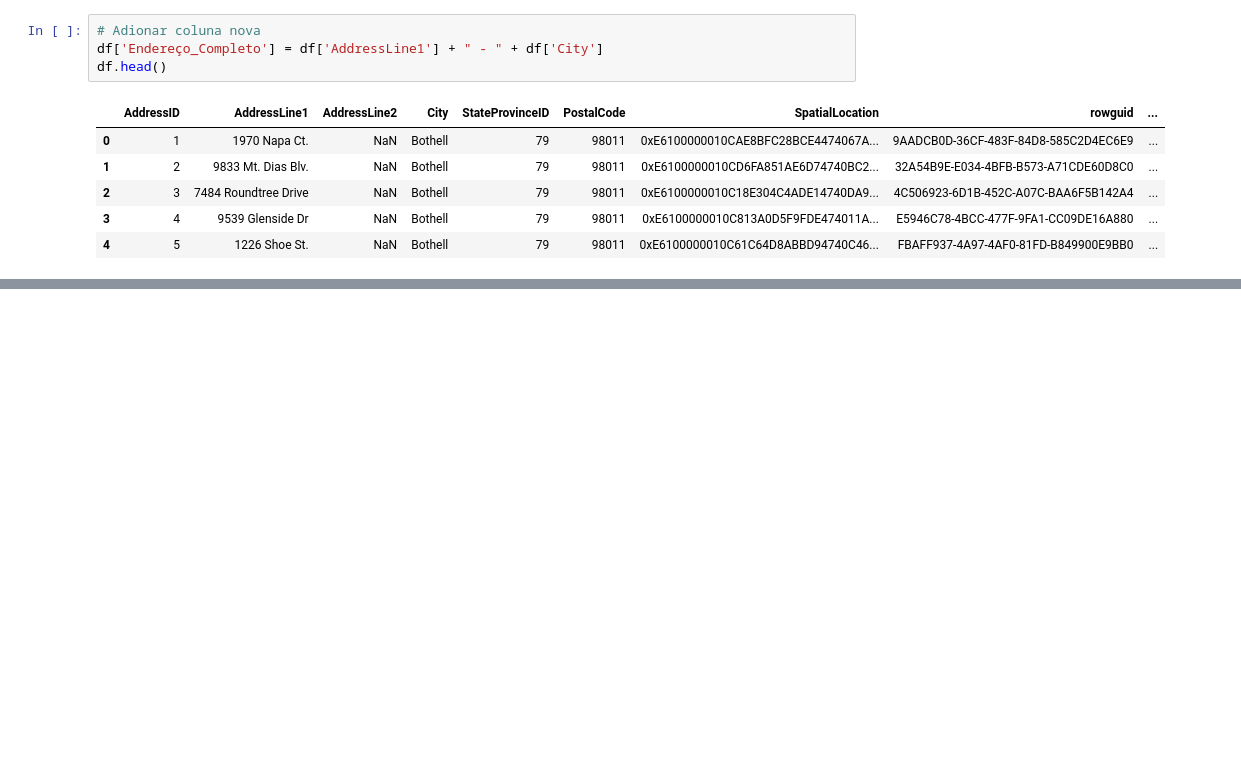
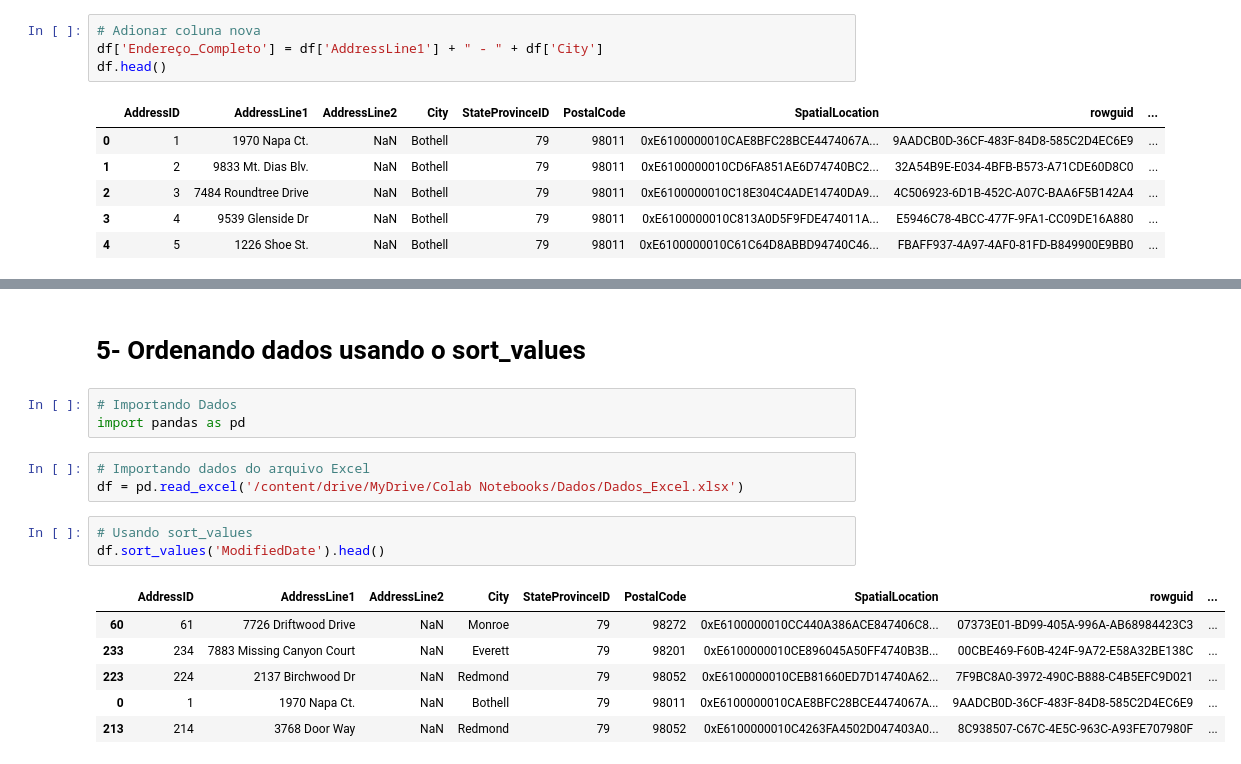
Before and after one commit to jesiqueira/curso_pandas, a Jupyter notebook: curso_pandas.ipynb, the cells around one changed output, grey strips where cells are left out. Cells and saved outputs as stored; diff of their text form; blank space fills up the shorter version.

Commit message:
Usando sort_values e Filter

```diff
--- a/curso_pandas.ipynb
+++ b/curso_pandas.ipynb
@@ -105,0 +141,18 @@ df.head()
+# %% [markdown]
+# 5- Ordenando dados usando o sort_values
+# %%
+# Importando Dados
+import pandas as pd
+# %%
+# Importando dados do arquivo Excel
+df = pd.read_excel('/content/drive/MyDrive/Colab Notebooks/Dados/Dados_Excel.xlsx')
+# %%
+# Usando sort_values
+df.sort_values('ModifiedDate').head()
+# %% [output]
+|  | AddressID | AddressLine1 | AddressLine2 | City | StateProvinceID | PostalCode | SpatialLocation | rowguid | ... |
+| 60 | 61 | 7726 Driftwood Drive | NaN | Monroe | 79 | 98272 | 0xE6100000010CC440A386ACE847406C8... | 07373E01-BD99-405A-996A-AB68984423C3 | ... |
+| 233 | 234 | 7883 Missing Canyon Court | NaN | Everett | 79 | 98201 | 0xE6100000010CE896045A50FF4740B3B... | 00CBE469-F60B-424F-9A72-E58A32BE138C | ... |
+| 223 | 224 | 2137 Birchwood Dr | NaN | Redmond | 79 | 98052 | 0xE6100000010CEB81660ED7D14740A62... | 7F9BC8A0-3972-490C-B888-C4B5EFC9D021 | ... |
+| 0 | 1 | 1970 Napa Ct. | NaN | Bothell | 79 | 98011 | 0xE6100000010CAE8BFC28BCE4474067A... | 9AADCB0D-36CF-483F-84D8-585C2D4EC6E9 | ... |
+| 213 | 214 | 3768 Door Way | NaN | Redmond | 79 | 98052 | 0xE6100000010C4263FA4502D047403A0... | 8C938507-C67C-4E5C-963C-A93FE707980F | ... |
```
Also changed, not shown: parts of 12 cells of this notebook.
